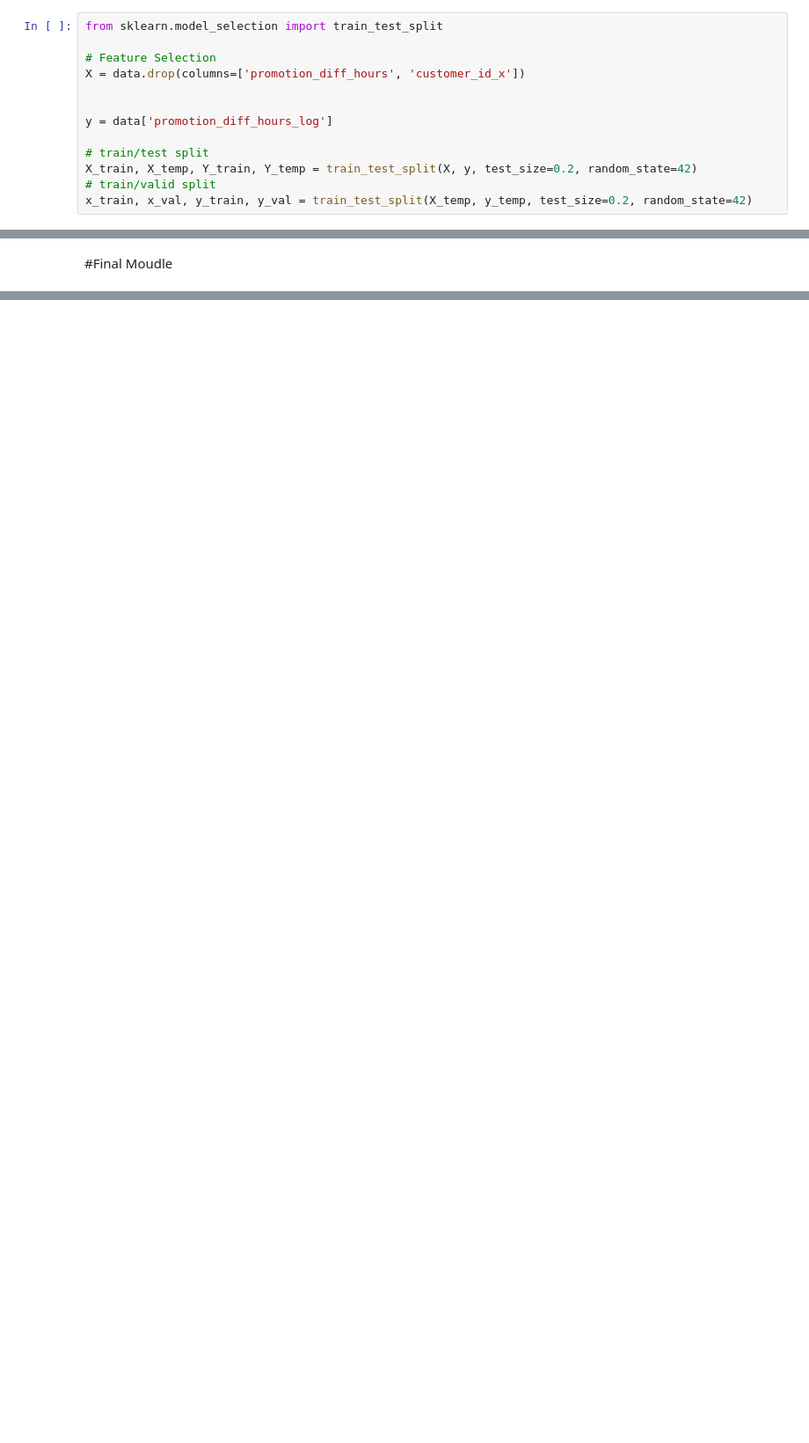
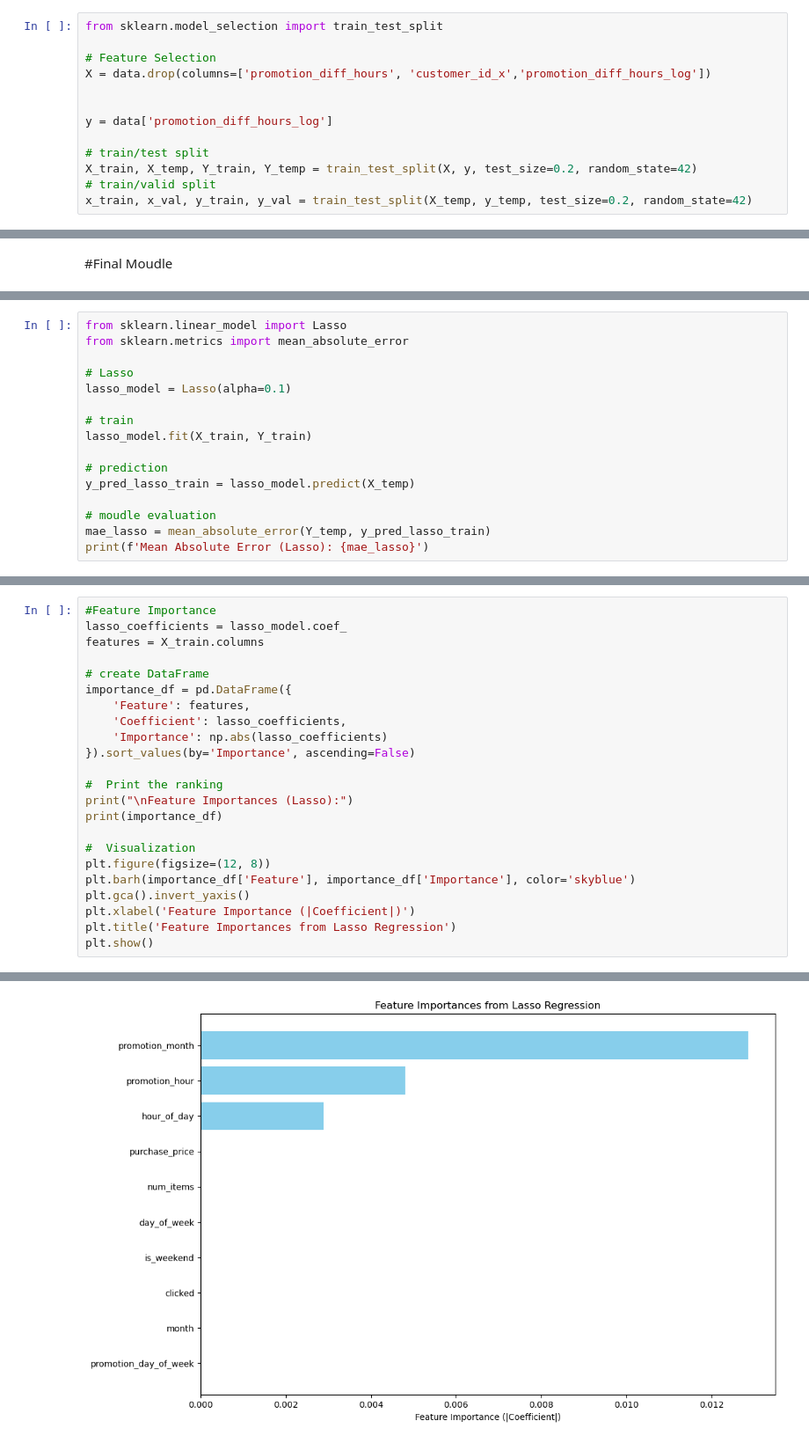
Before and after one commit to MingzengQin/Intership, a Jupyter notebook: HourTarget.ipynb, the cells around one changed output, grey strips where cells are left out. Shown at 88% size. Saved outputs shown, nothing was run; the diff lists cells and outputs as text; blank space fills up the shorter version.

Commit message:
Add Feature importance ranking for the model selected

```diff
--- a/HourTarget.ipynb
+++ b/HourTarget.ipynb
@@ -186,7 +186,7 @@ data['promotion_diff_hours_log'] = np.log1p(data['promotion_diff_hours'])
 from sklearn.model_selection import train_test_split
 
 # Feature Selection
-X = data.drop(columns=['promotion_diff_hours', 'customer_id_x'])
+X = data.drop(columns=['promotion_diff_hours', 'customer_id_x','promotion_diff_hours_log'])
 
 
 y = data['promotion_diff_hours_log']
@@ -437,0 +439,16 @@ Mean Absolute Error: 0.0036151980478444155
+# %%
+from sklearn.linear_model import Lasso
+from sklearn.metrics import mean_absolute_error
+
+# Lasso
+lasso_model = Lasso(alpha=0.1)
+
+# train
+lasso_model.fit(X_train, Y_train)
+
+# prediction
+y_pred_lasso_train = lasso_model.predict(X_temp)
+
+# moudle evaluation
+mae_lasso = mean_absolute_error(Y_temp, y_pred_lasso_train)
+print(f'Mean Absolute Error (Lasso): {mae_lasso}')
@@ -437,0 +457,24 @@ Mean Absolute Error: 0.0036151980478444155
+# %%
+#Feature Importance
+lasso_coefficients = lasso_model.coef_
+features = X_train.columns
+
+# create DataFrame
+importance_df = pd.DataFrame({
+    'Feature': features,
+    'Coefficient': lasso_coefficients,
+    'Importance': np.abs(lasso_coefficients)
+}).sort_values(by='Importance', ascending=False)
+
+#  Print the ranking
+print("\nFeature Importances (Lasso):")
+print(importance_df)
+
+#  Visualization
+plt.figure(figsize=(12, 8))
+plt.barh(importance_df['Feature'], importance_df['Importance'], color='skyblue')
+plt.gca().invert_yaxis()
+plt.xlabel('Feature Importance (|Coefficient|)')
+plt.title('Feature Importances from Lasso Regression')
+plt.show()
+# %% [output]
@@ -437,0 +493 @@ Mean Absolute Error: 0.0036151980478444155
+[figure, added]
```
Also changed, not shown: parts of 16 cells of this notebook.
